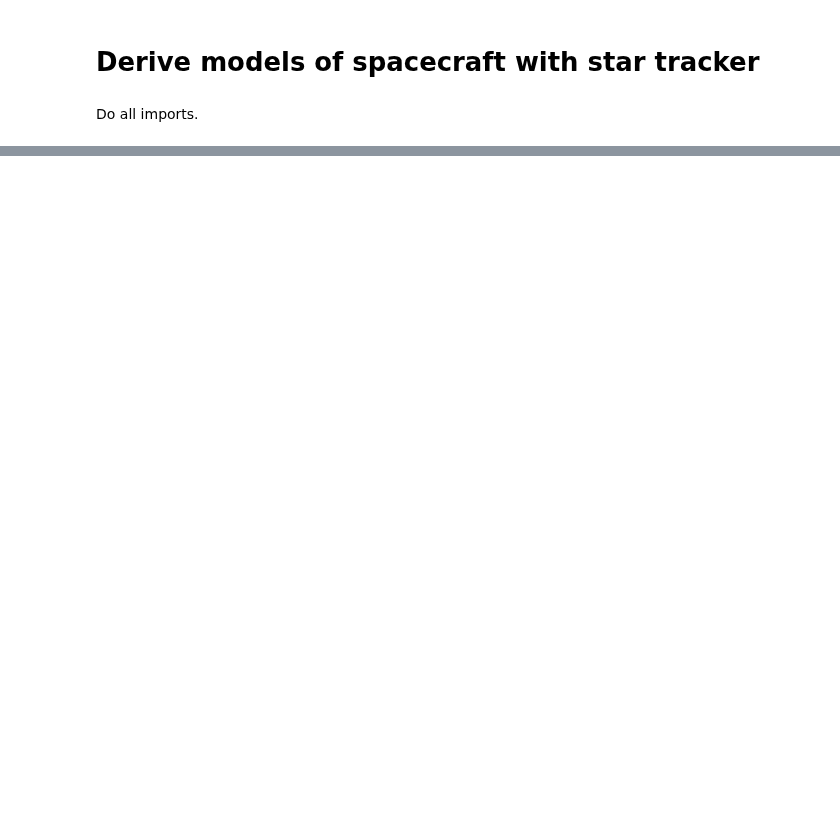
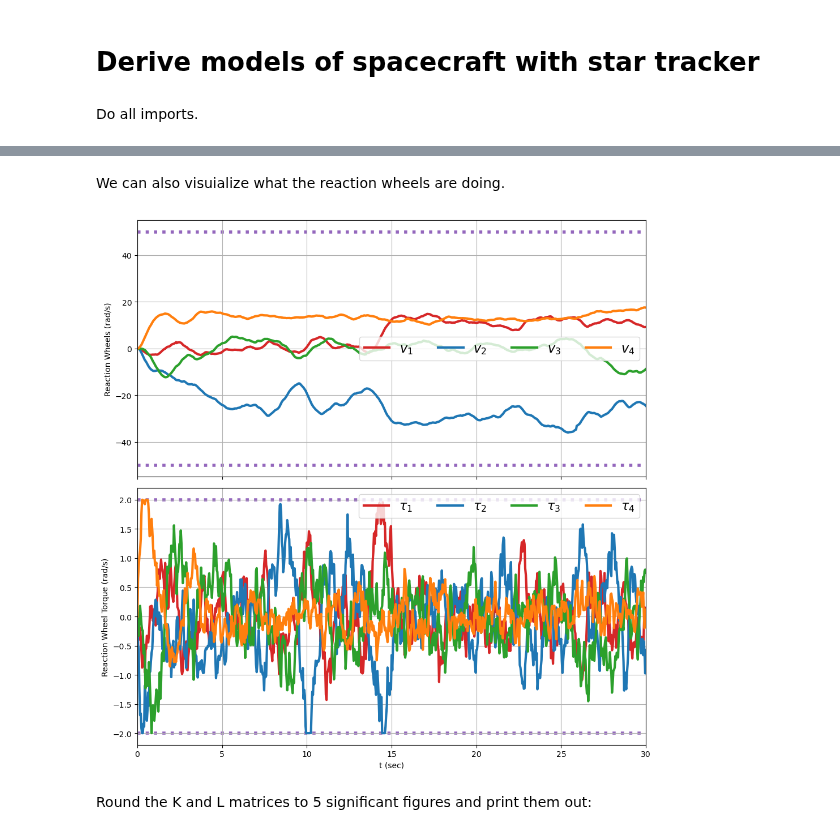
Before and after one commit to TheBestBot/ae353-sp25, a Jupyter notebook: projects/03_spacecraft/LQR-Optimizer.ipynb, the cells around one changed output, grey strips where cells are left out. Saved outputs shown, nothing was run; the diff lists cells and outputs as text; code cells hidden in the pictures; blank space fills up the shorter version.

```diff
--- a/projects/03_spacecraft/LQR-Optimizer.ipynb
+++ b/projects/03_spacecraft/LQR-Optimizer.ipynb
@@ -484,0 +549,59 @@ plt.show()
+# %% [markdown]
+We can also visuialize what the reaction wheels are doing.
+# %%
+# Create figure with three subplots
+fig, (ax_rwvel, ax_rwtau) = plt.subplots(2, 1, figsize=(10, 10), sharex=True)
+
+# Choose consistent colors for each component
+color_t1 = 'tab:red'
+color_t2 = 'tab:blue'
+color_t3 = 'tab:green'
+color_t4 = 'tab:orange'
+
+# ---- 1. Plot Rotation Estimates vs True Rotation ----
+ax_rwvel.plot(data['t'], data['wheel_1_velocity'], label=r'$v_1$', color=color_t1, linewidth=3)
+ax_rwvel.plot(data['t'], data['wheel_2_velocity'], label=r'$v_2$', color=color_t2, linewidth=3)
+ax_rwvel.plot(data['t'], data['wheel_3_velocity'], label=r'$v_3$', color=color_t3, linewidth=3)
+ax_rwvel.plot(data['t'], data['wheel_4_velocity'], label=r'$v_4$', color=color_t4, linewidth=3)
+
+ax_rwvel.plot(
+    data['t'], np.ones_like(data['t']) * simulator.v_max,
+    ':', linewidth=4, color='C4', zorder=0,
+)
+ax_rwvel.plot(
+    data['t'], -np.ones_like(data['t']) * simulator.v_max,
+    ':', linewidth=4, color='C4', zorder=0,
+)
+
+ax_rwvel.set_xlim(0, 30)
+ax_rwvel.set_ylabel("Reaction Wheels (rad/s)")
+ax_rwvel.legend(fontsize=16, ncol=4)
+ax_rwvel.grid()
+
+# ---- 2. Plot Angular Velocity Estimates vs True Angular Velocity ----
+ax_rwtau.plot(data['t'], data['torque_1'], label=r'$\tau_1$', color=color_t1, linewidth=3)
+ax_rwtau.plot(data['t'], data['torque_2'], label=r'$\tau_2$', color=color_t2, linewidth=3)
+ax_rwtau.plot(data['t'], data['torque_3'], label=r'$\tau_3$', color=color_t3, linewidth=3)
+ax_rwtau.plot(data['t'], data['torque_4'], label=r'$\tau_4$', color=color_t4, linewidth=3)
+
+ax_rwtau.plot(
+    data['t'], np.ones_like(data['t']) * simulator.tau_max,
+    ':', linewidth=4, color='C4', zorder=0,
+)
+ax_rwtau.plot(
+    data['t'], -np.ones_like(data['t']) * simulator.tau_max,
+    ':', linewidth=4, color='C4', zorder=0,
+)
+
+ax_rwtau.set_xlim(0, 30)
+ax_rwtau.set_ylabel("Reaction Wheel Torque (rad/s)")
+ax_rwtau.set_xlabel("t (sec)")
+ax_rwtau.legend(fontsize=16, ncol=4)
+ax_rwtau.grid()
+
+fig.tight_layout()
+plt.show()
+# %% [output]
+[figure, added]
+# %% [markdown]
+Round the K and L matrices to 5 significant figures and print them out:
```
Also changed, not shown: parts of 42 cells of this notebook, 1 other file.
